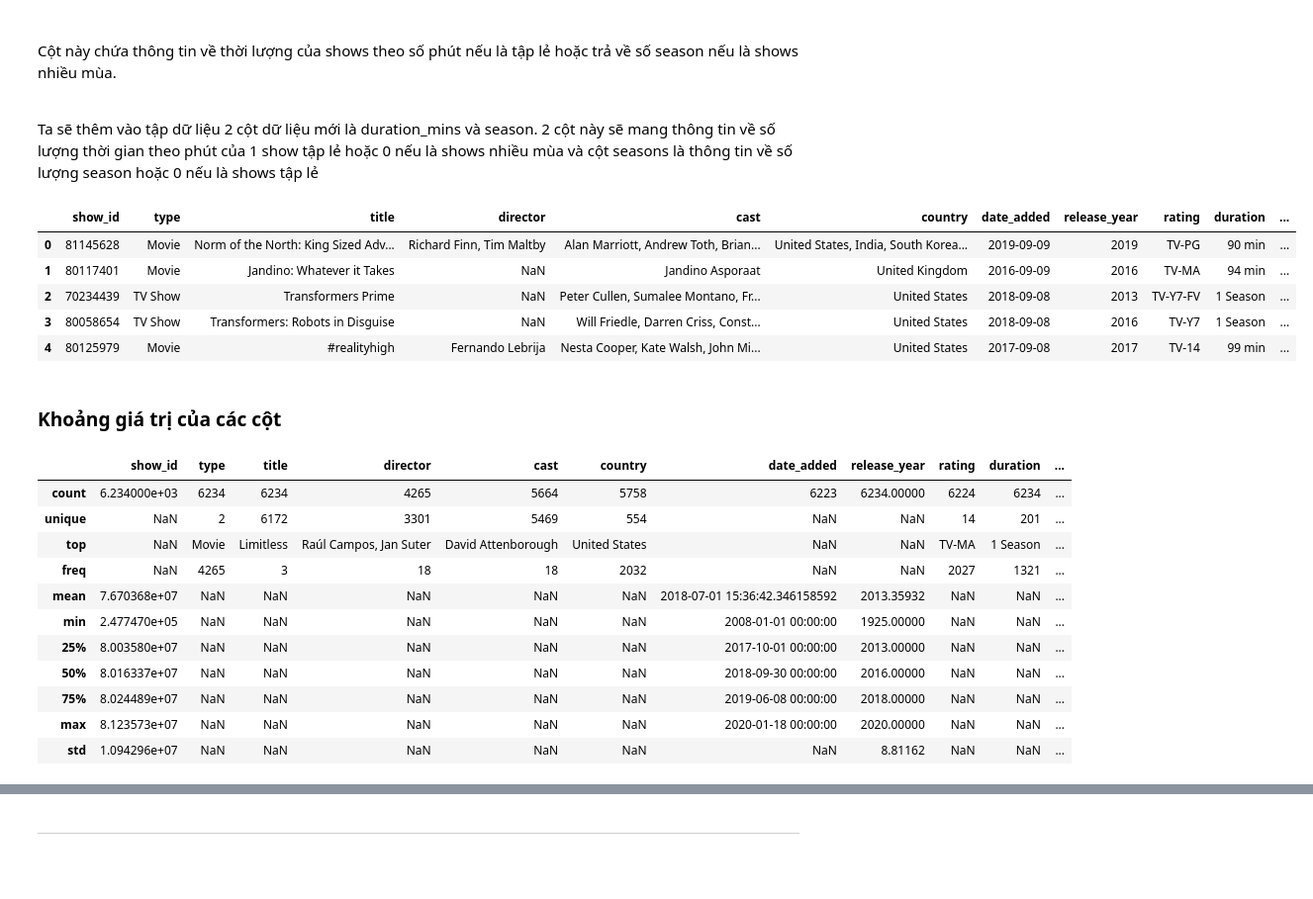
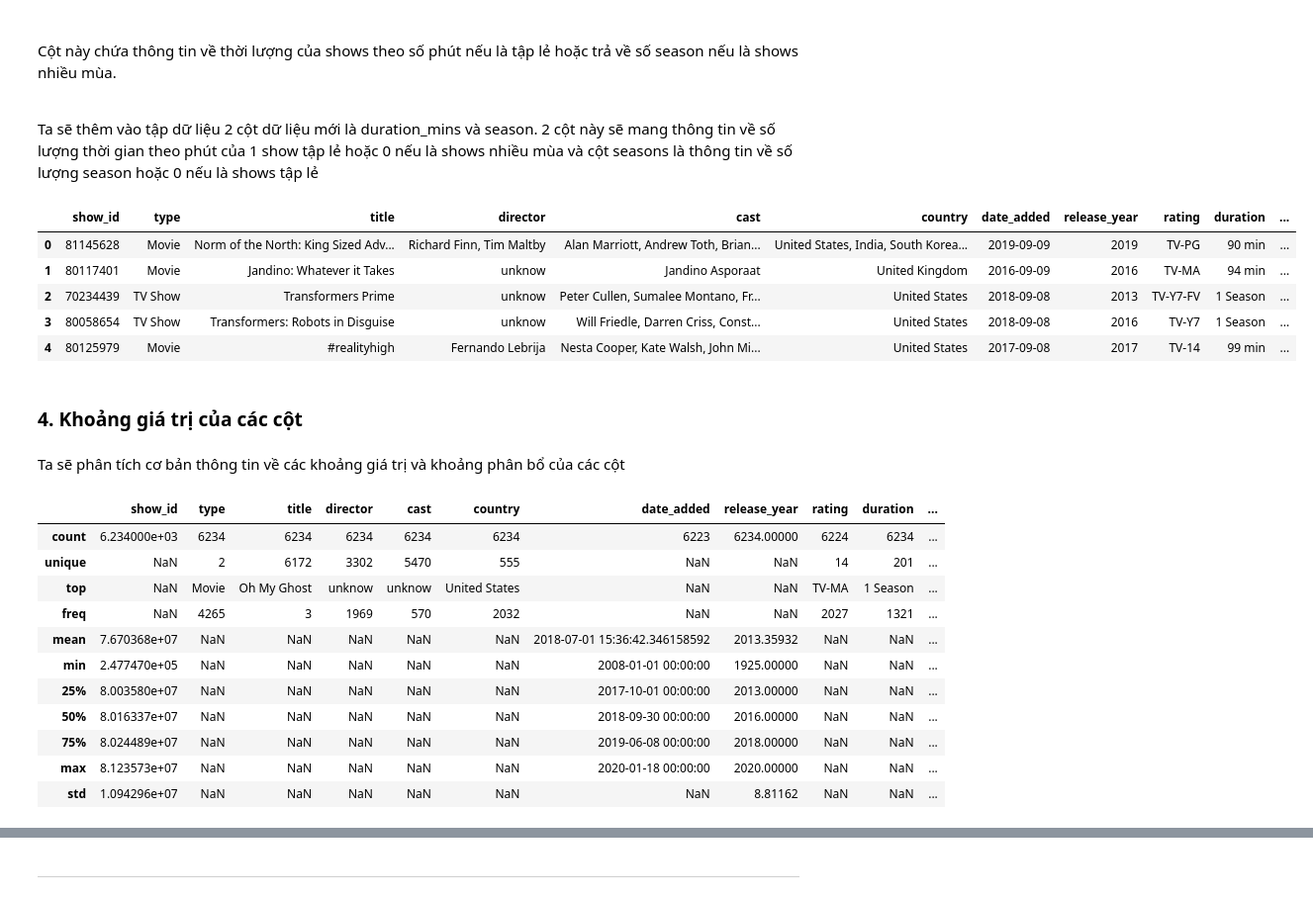
Before and after one commit to ducanh2505/Data_Science_Project, a Jupyter notebook: 171220-DaoDucAnh.ipynb, the cells around one changed output, grey strips where cells are left out. Shown at 99% size. Drawn from its saved outputs; the diff is of its cells as text; code cells hidden in the pictures; blank space fills up the shorter version.

```diff
--- a/171220-DaoDucAnh.ipynb
+++ b/171220-DaoDucAnh.ipynb
@@ -114 +154,3 @@ theo thông tin ở trên ta thấy được cột director có số lượng mi
+# %%
+df[['director','cast','country']] = df[['director','cast','country']].fillna('Unknow')
 # %% [markdown]
@@ -122 +166,3 @@ $\implies $ Vậy không sự trùng lắp dữ liệu trong bảng dữ liệu
+# %%
+df.iloc[:,1:].drop_duplicates(inplace=True)
 # %% [markdown]
@@ -207,26 +237,28 @@ array(['90 min', '94 min', '1 Season', '99 min', '110 min', '60 min',
 
 <br> Ta sẽ thêm vào tập dữ liệu 2 cột dữ liệu mới là duration_mins và season. 2 cột này sẽ mang thông tin về số lượng thời gian theo phút của 1 show tập lẻ hoặc 0 nếu là shows nhiều mùa và cột seasons là thông tin về số lượng season hoặc 0 nếu là shows tập lẻ
 # %%
-df['duraion_min'] = df.duration.apply(lambda x: 0 if x[-3:] != 'min' else int(x[:-3]))
+df['duration_min'] = df.duration.apply(lambda x: 0 if x[-3:] != 'min' else int(x[:-3]))
 df['seasons'] = df.duration.apply(lambda x: 0 if x.find('Season')==-1 else int(x.split()[0]))
 df.head()
 # %% [output]
 |  | show_id | type | title | director | cast | country | date_added | release_year | rating | duration | ... |
 | 0 | 81145628 | Movie | Norm of the North: King Sized Adv... | Richard Finn, Tim Maltby | Alan Marriott, Andrew Toth, Brian... | United States, India, South Korea... | 2019-09-09 | 2019 | TV-PG | 90 min | ... |
-| 1 | 80117401 | Movie | Jandino: Whatever it Takes | NaN | Jandino Asporaat | United Kingdom | 2016-09-09 | 2016 | TV-MA | 94 min | ... |
-| 2 | 70234439 | TV Show | Transformers Prime | NaN | Peter Cullen, Sumalee Montano, Fr... | United States | 2018-09-08 | 2013 | TV-Y7-FV | 1 Season | ... |
-| 3 | 80058654 | TV Show | Transformers: Robots in Disguise | NaN | Will Friedle, Darren Criss, Const... | United States | 2018-09-08 | 2016 | TV-Y7 | 1 Season | ... |
+| 1 | 80117401 | Movie | Jandino: Whatever it Takes | unknow | Jandino Asporaat | United Kingdom | 2016-09-09 | 2016 | TV-MA | 94 min | ... |
+| 2 | 70234439 | TV Show | Transformers Prime | unknow | Peter Cullen, Sumalee Montano, Fr... | United States | 2018-09-08 | 2013 | TV-Y7-FV | 1 Season | ... |
+| 3 | 80058654 | TV Show | Transformers: Robots in Disguise | unknow | Will Friedle, Darren Criss, Const... | United States | 2018-09-08 | 2016 | TV-Y7 | 1 Season | ... |
 | 4 | 80125979 | Movie | #realityhigh | Fernando Lebrija | Nesta Cooper, Kate Walsh, John Mi... | United States | 2017-09-08 | 2017 | TV-14 | 99 min | ... |
 # %% [markdown]
-### Khoảng giá trị của các cột
+### 4. Khoảng giá trị của các cột
+# %% [markdown]
+Ta sẽ phân tích cơ bản thông tin về các khoảng giá trị và khoảng phân bổ của các cột
 # %%
 df.describe(include='all',datetime_is_numeric=True)
 # %% [output]
 |  | show_id | type | title | director | cast | country | date_added | release_year | rating | duration | ... |
-| count | 6.234000e+03 | 6234 | 6234 | 4265 | 5664 | 5758 | 6223 | 6234.00000 | 6224 | 6234 | ... |
-| unique | NaN | 2 | 6172 | 3301 | 5469 | 554 | NaN | NaN | 14 | 201 | ... |
-| top | NaN | Movie | Limitless | Raúl Campos, Jan Suter | David Attenborough | United States | NaN | NaN | TV-MA | 1 Season | ... |
-| freq | NaN | 4265 | 3 | 18 | 18 | 2032 | NaN | NaN | 2027 | 1321 | ... |
+| count | 6.234000e+03 | 6234 | 6234 | 6234 | 6234 | 6234 | 6223 | 6234.00000 | 6224 | 6234 | ... |
+| unique | NaN | 2 | 6172 | 3302 | 5470 | 555 | NaN | NaN | 14 | 201 | ... |
+| top | NaN | Movie | Oh My Ghost | unknow | unknow | United States | NaN | NaN | TV-MA | 1 Season | ... |
+| freq | NaN | 4265 | 3 | 1969 | 570 | 2032 | NaN | NaN | 2027 | 1321 | ... |
 | mean | 7.670368e+07 | NaN | NaN | NaN | NaN | NaN | 2018-07-01 15:36:42.346158592 | 2013.35932 | NaN | NaN | ... |
 | min | 2.477470e+05 | NaN | NaN | NaN | NaN | NaN | 2008-01-01 00:00:00 | 1925.00000 | NaN | NaN | ... |
 | 25% | 8.003580e+07 | NaN | NaN | NaN | NaN | NaN | 2017-10-01 00:00:00 | 2013.00000 | NaN | NaN | ... |
```
Also changed, not shown: parts of 89 cells of this notebook.
